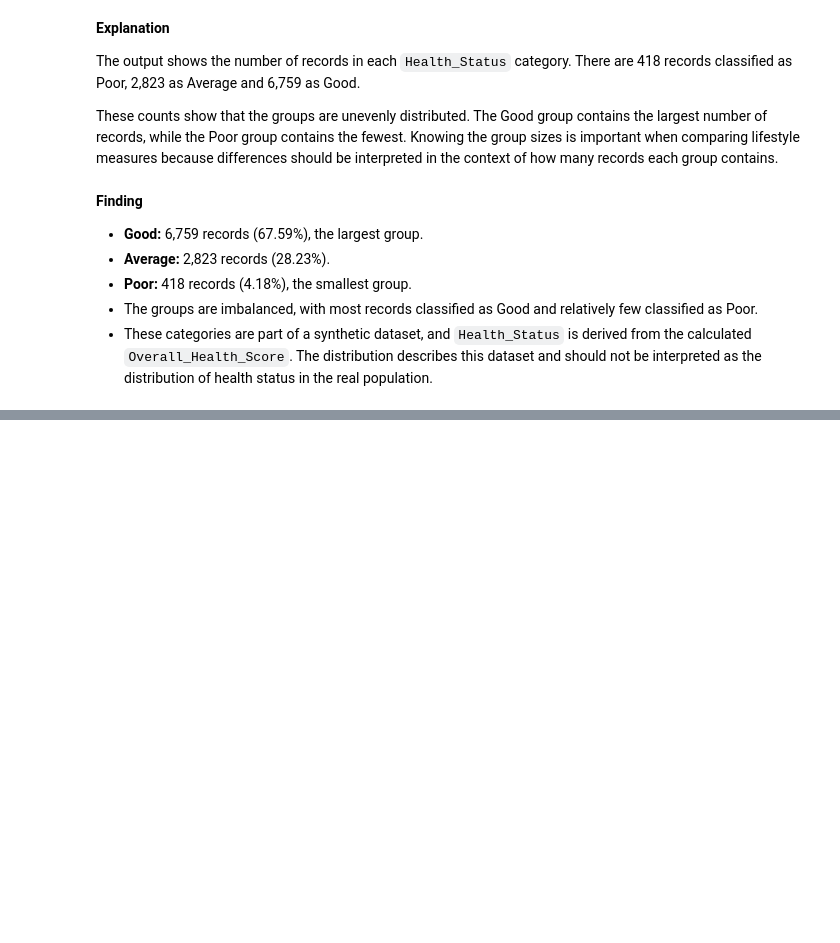
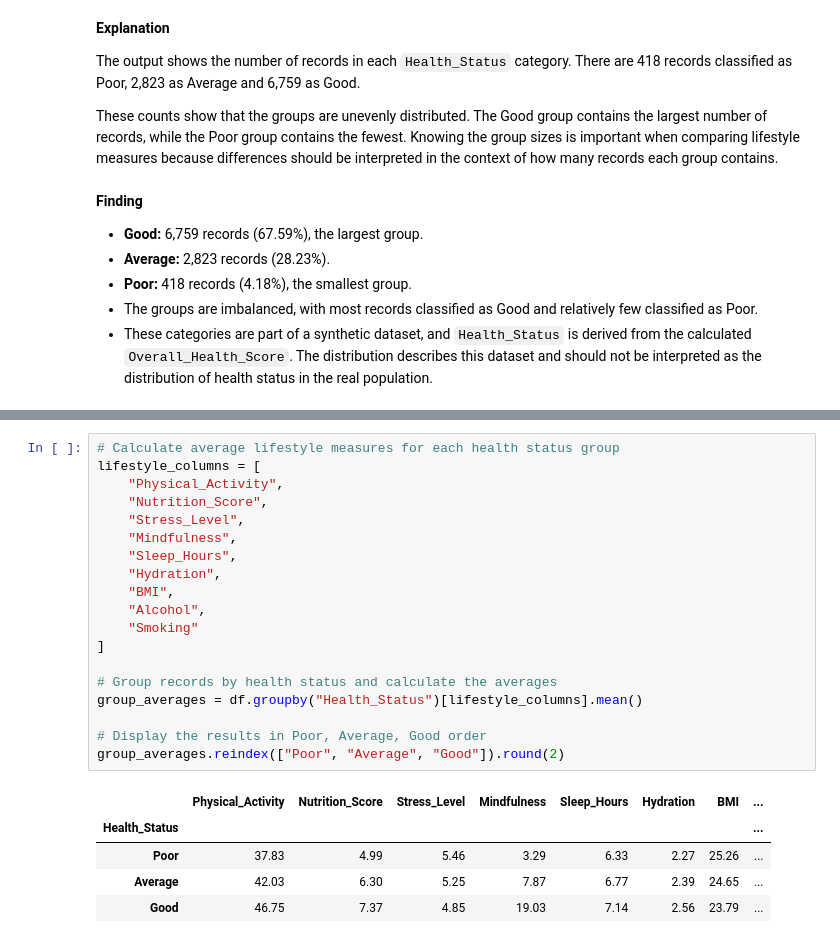
Before and after one commit to LieneRubule/Holistic-Health-and-Lifestyle-Score-Dataset, a Jupyter notebook: jupyter_notebooks/02_Exploratory_Data_Analysis.ipynb, the cells around one changed output, grey strips where cells are left out. Cells and saved outputs as stored; diff of their text form; blank space fills up the shorter version.

```diff
--- a/jupyter_notebooks/02_Exploratory_Data_Analysis.ipynb
+++ b/jupyter_notebooks/02_Exploratory_Data_Analysis.ipynb
@@ -485,0 +494,25 @@ These counts show that the groups are unevenly distributed. The Good group conta
+# %%
+# Calculate average lifestyle measures for each health status group
+lifestyle_columns = [
+    "Physical_Activity",
+    "Nutrition_Score",
+    "Stress_Level",
+    "Mindfulness",
+    "Sleep_Hours",
+    "Hydration",
+    "BMI",
+    "Alcohol",
+    "Smoking"
+]
+
+# Group records by health status and calculate the averages
+group_averages = df.groupby("Health_Status")[lifestyle_columns].mean()
+
+# Display the results in Poor, Average, Good order
+group_averages.reindex(["Poor", "Average", "Good"]).round(2)
+# %% [output]
+|  | Physical_Activity | Nutrition_Score | Stress_Level | Mindfulness | Sleep_Hours | Hydration | BMI | ... |
+| Health_Status |  |  |  |  |  |  |  | ... |
+| Poor | 37.83 | 4.99 | 5.46 | 3.29 | 6.33 | 2.27 | 25.26 | ... |
+| Average | 42.03 | 6.30 | 5.25 | 7.87 | 6.77 | 2.39 | 24.65 | ... |
+| Good | 46.75 | 7.37 | 4.85 | 19.03 | 7.14 | 2.56 | 23.79 | ... |
```
Also changed, not shown: parts of 7 cells of this notebook.
